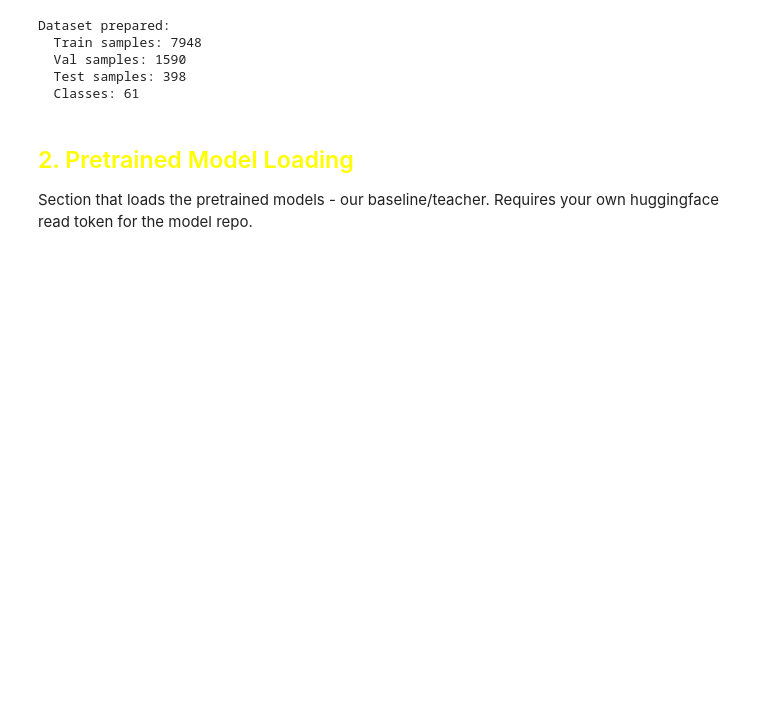
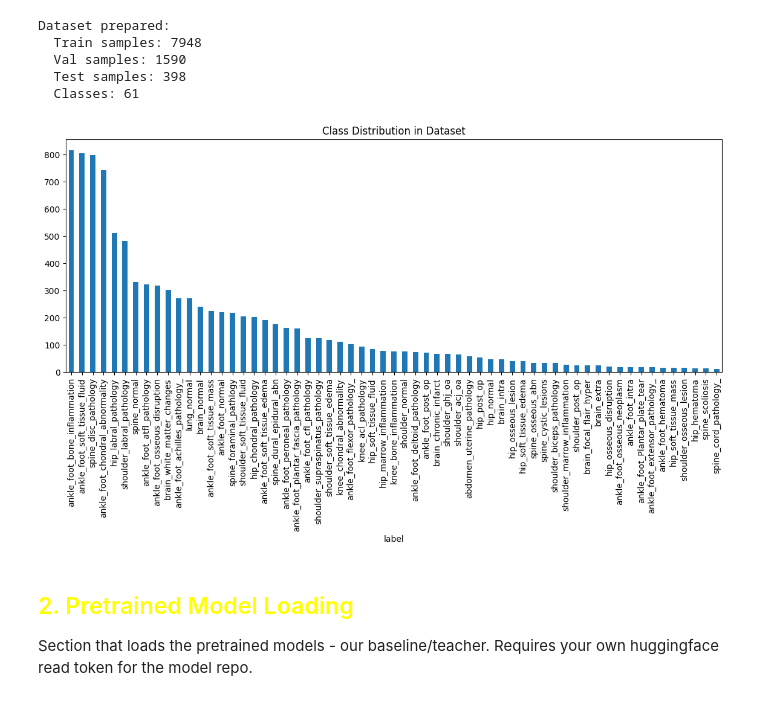
Before and after one commit to eoconn25/CS6423_knowledge_distillation_project, a Jupyter notebook: master.ipynb, the cells around one changed output. Cells and saved outputs as stored; diff of their text form; code cells hidden in the pictures; blank space fills up the shorter version.

```diff
--- a/master.ipynb
+++ b/master.ipynb
@@ -61,6 +69,11 @@ Dataset prepared:
   Val samples: 1590
   Test samples: 398
   Classes: 61
+# %%
+label_counts = dataframe['label'].value_counts()
+ax = label_counts.plot(kind='bar', title='Class Distribution in Dataset', figsize=(14, 5))
+# %% [output]
+[figure, added]
 # %% [markdown]
 ## <span style="color: yellow;">2. Pretrained Model Loading</span>
 Section that loads the pretrained models - our baseline/teacher.  Requires your own huggingface read token for the model repo.
```
Also changed, not shown: parts of 2 cells of this notebook.
